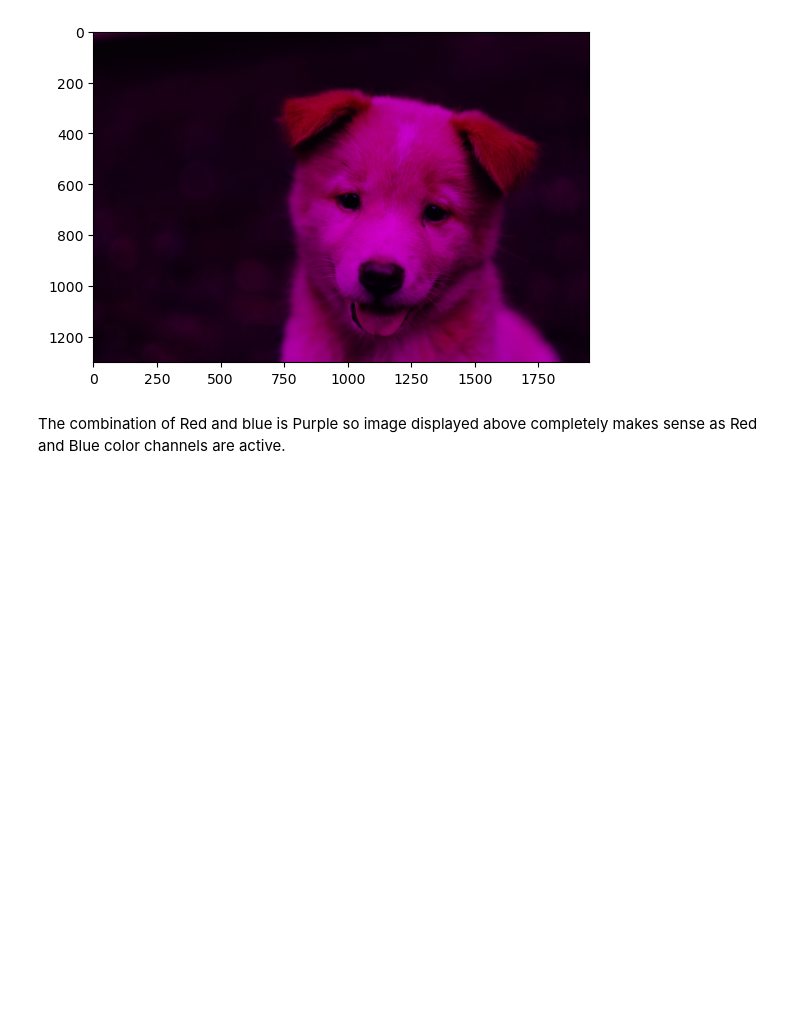
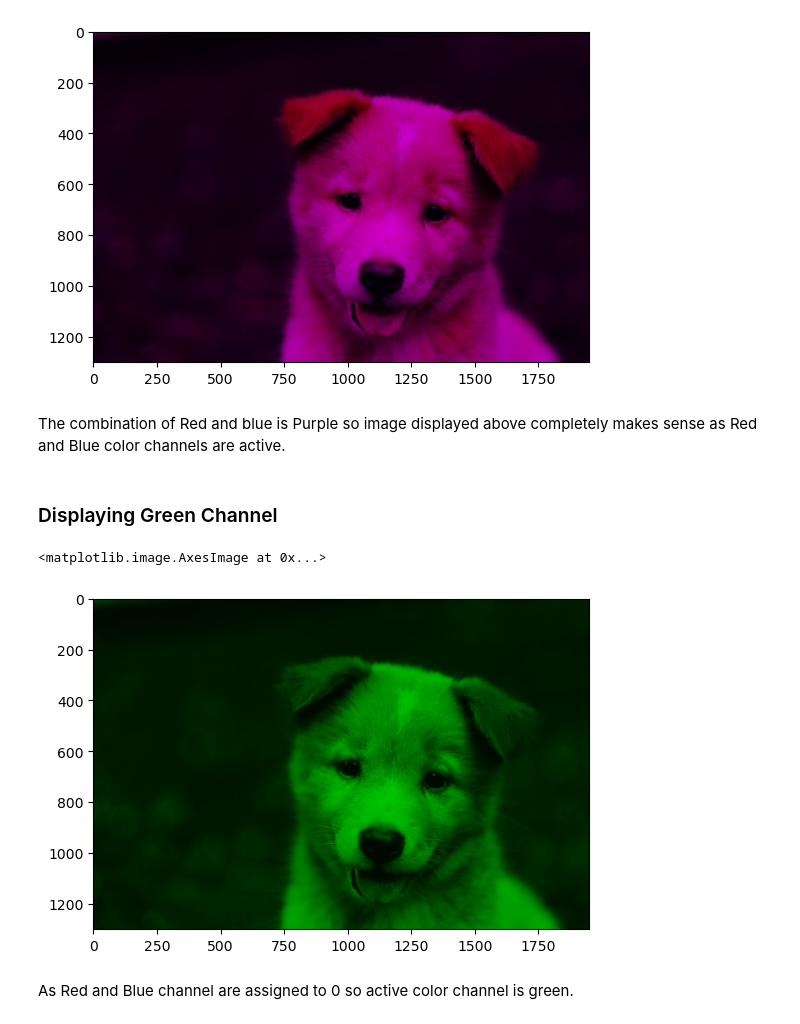
Before and after one commit to hrithik-data-bot/image-processing-notebooks, a Jupyter notebook: notebooks/001-images-using-numpy.ipynb, the cells around one changed output. Cells and saved outputs as stored; diff of their text form; code cells hidden in the pictures; blank space fills up the shorter version.

Commit message:
displaying Green Channel

```diff
--- a/notebooks/001-images-using-numpy.ipynb
+++ b/notebooks/001-images-using-numpy.ipynb
@@ -85,3 +85,15 @@ plt.imshow(image_arr_rb)
 [figure]
 # %% [markdown]
 The combination of Red and blue is Purple so image displayed above completely makes sense as Red and Blue color channels are active.
+# %% [markdown]
+### Displaying Green Channel
+# %%
+image_arr_green = image_arr.copy()
+image_arr_green[:, :, 0] = 0
+image_arr_green[:, :, 2] = 0
+plt.imshow(image_arr_green)
+# %% [output]
+<matplotlib.image.AxesImage at 0x...>
+[figure, added]
+# %% [markdown]
+As Red and Blue channel are assigned to 0 so active color channel is green.
```
